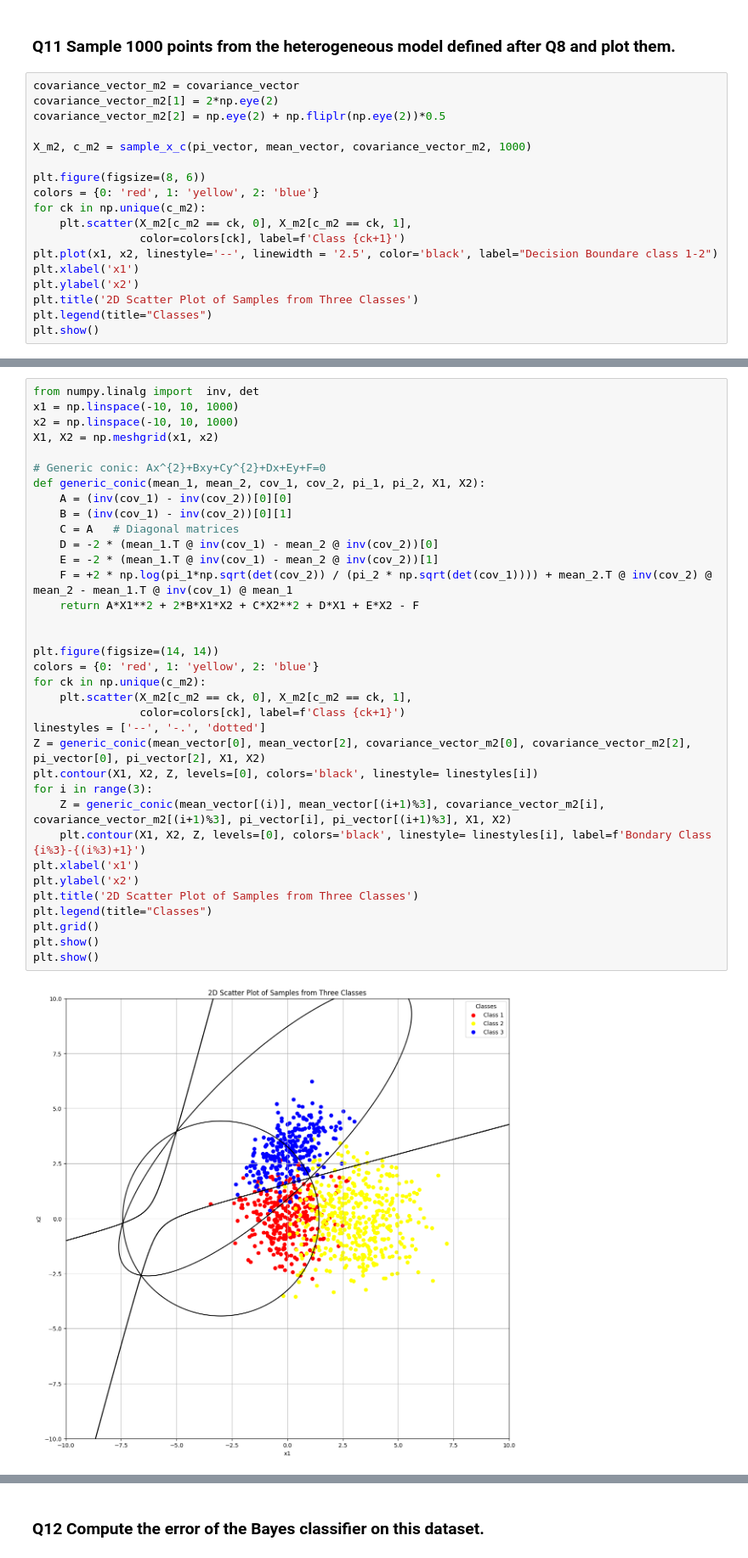
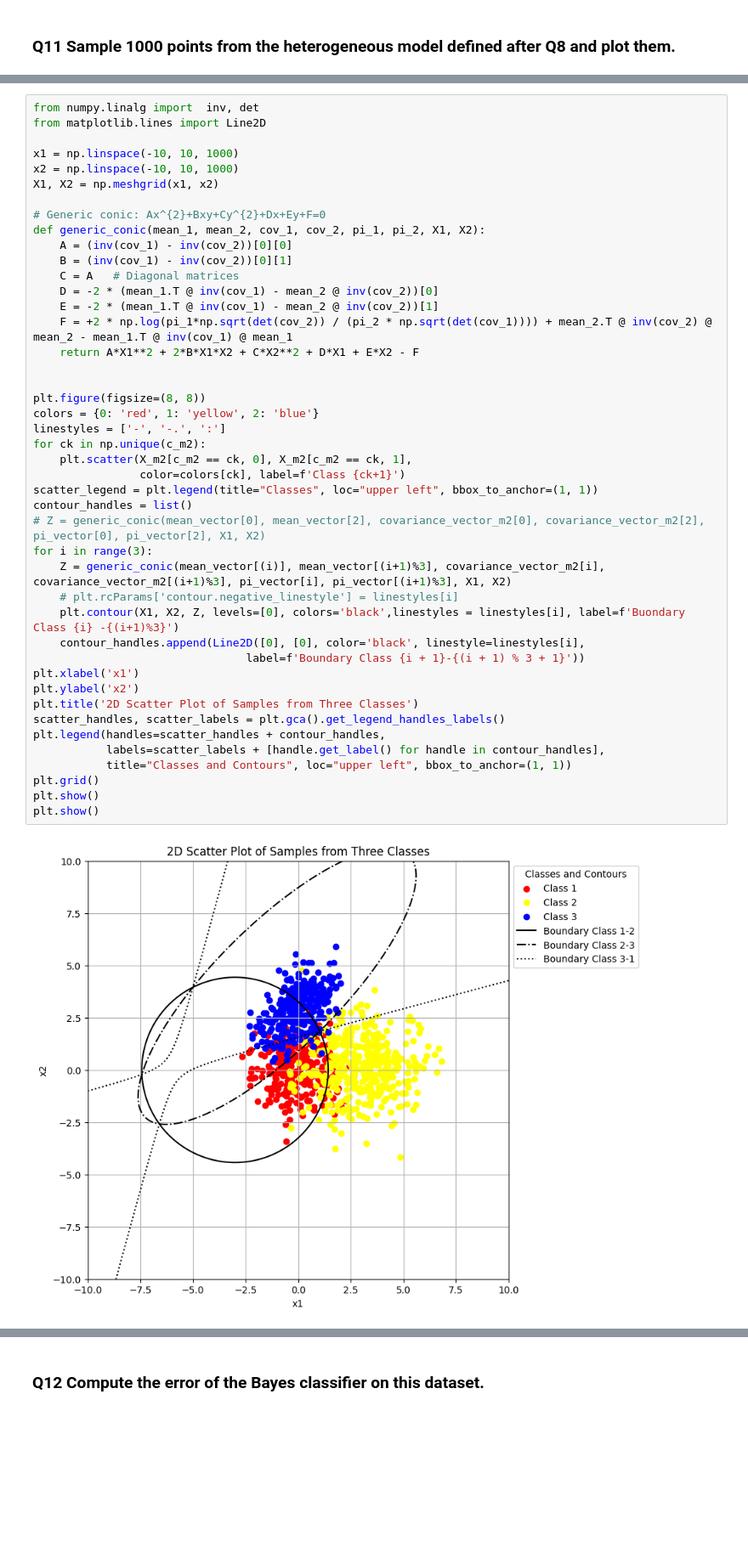
Before and after one commit to AleCardinale/Fundamentals-Inference-Learning, a Jupyter notebook: HW2/hw2_theory.ipynb, the cells around one changed output, grey strips where cells are left out. Shown: that part at 85% size. Saved outputs shown, nothing was run; the diff lists cells and outputs as text; blank space fills up the shorter version.

```diff
--- a/HW2/hw2_theory.ipynb
+++ b/HW2/hw2_theory.ipynb
@@ -546,20 +462,2 @@ plt.show()
 # %% [markdown]
 ### **Q11** Sample 1000 points from the heterogeneous model defined after Q8 and plot them.
-# %%
-covariance_vector_m2 = covariance_vector
-covariance_vector_m2[1] = 2*np.eye(2)
-covariance_vector_m2[2] = np.eye(2) + np.fliplr(np.eye(2))*0.5
-
-X_m2, c_m2 = sample_x_c(pi_vector, mean_vector, covariance_vector_m2, 1000)
-
-plt.figure(figsize=(8, 6))
-colors = {0: 'red', 1: 'yellow', 2: 'blue'}
-for ck in np.unique(c_m2):
-    plt.scatter(X_m2[c_m2 == ck, 0], X_m2[c_m2 == ck, 1],
-                color=colors[ck], label=f'Class {ck+1}')
-plt.plot(x1, x2, linestyle='--', linewidth = '2.5', color='black', label="Decision Boundare class 1-2")
-plt.xlabel('x1')
-plt.ylabel('x2')
-plt.title('2D Scatter Plot of Samples from Three Classes')
-plt.legend(title="Classes")
-plt.show()
@@ -570,37 +472,46 @@ If we want to plot also the other boundaries. The general result of the equation
 # %%
 from numpy.linalg import  inv, det
+from matplotlib.lines import Line2D
+
 x1 = np.linspace(-10, 10, 1000)
 x2 = np.linspace(-10, 10, 1000)
 X1, X2 = np.meshgrid(x1, x2)
 
 # Generic conic: Ax^{2}+Bxy+Cy^{2}+Dx+Ey+F=0
 def generic_conic(mean_1, mean_2, cov_1, cov_2, pi_1, pi_2, X1, X2):
     A = (inv(cov_1) - inv(cov_2))[0][0]
     B = (inv(cov_1) - inv(cov_2))[0][1]
     C = A   # Diagonal matrices
     D = -2 * (mean_1.T @ inv(cov_1) - mean_2 @ inv(cov_2))[0]
     E = -2 * (mean_1.T @ inv(cov_1) - mean_2 @ inv(cov_2))[1]
     F = +2 * np.log(pi_1*np.sqrt(det(cov_2)) / (pi_2 * np.sqrt(det(cov_1)))) + mean_2.T @ inv(cov_2) @ mean_2 - mean_1.T @ inv(cov_1) @ mean_1
     return A*X1**2 + 2*B*X1*X2 + C*X2**2 + D*X1 + E*X2 - F
 
 
-plt.figure(figsize=(14, 14))
+plt.figure(figsize=(8, 8))
 colors = {0: 'red', 1: 'yellow', 2: 'blue'}
+linestyles = ['-', '-.', ':']
 for ck in np.unique(c_m2):
     plt.scatter(X_m2[c_m2 == ck, 0], X_m2[c_m2 == ck, 1],
                 color=colors[ck], label=f'Class {ck+1}')
-linestyles = ['--', '-.', 'dotted']
-Z = generic_conic(mean_vector[0], mean_vector[2], covariance_vector_m2[0], covariance_vector_m2[2], pi_vector[0], pi_vector[2], X1, X2)
-plt.contour(X1, X2, Z, levels=[0], colors='black', linestyle= linestyles[i])
+scatter_legend = plt.legend(title="Classes", loc="upper left", bbox_to_anchor=(1, 1))
+contour_handles = list()
+# Z = generic_conic(mean_vector[0], mean_vector[2], covariance_vector_m2[0], covariance_vector_m2[2], pi_vector[0], pi_vector[2], X1, X2)
 for i in range(3):
     Z = generic_conic(mean_vector[(i)], mean_vector[(i+1)%3], covariance_vector_m2[i], covariance_vector_m2[(i+1)%3], pi_vector[i], pi_vector[(i+1)%3], X1, X2)
-    plt.contour(X1, X2, Z, levels=[0], colors='black', linestyle= linestyles[i], label=f'Bondary Class {i%3}-{(i%3)+1}')
+    # plt.rcParams['contour.negative_linestyle'] = linestyles[i]
+    plt.contour(X1, X2, Z, levels=[0], colors='black',linestyles = linestyles[i], label=f'Buondary Class {i} -{(i+1)%3}')
+    contour_handles.append(Line2D([0], [0], color='black', linestyle=linestyles[i],
+                                label=f'Boundary Class {i + 1}-{(i + 1) % 3 + 1}'))
 plt.xlabel('x1')
 plt.ylabel('x2')
 plt.title('2D Scatter Plot of Samples from Three Classes')
-plt.legend(title="Classes")
+scatter_handles, scatter_labels = plt.gca().get_legend_handles_labels()
+plt.legend(handles=scatter_handles + contour_handles,
+           labels=scatter_labels + [handle.get_label() for handle in contour_handles],
+           title="Classes and Contours", loc="upper left", bbox_to_anchor=(1, 1))
 plt.grid()
 plt.show()
 plt.show()
 # %% [output]
-[figure, old version]
+[figure, new version]
```
Also changed, not shown: parts of 17 cells of this notebook, 1 other file.
